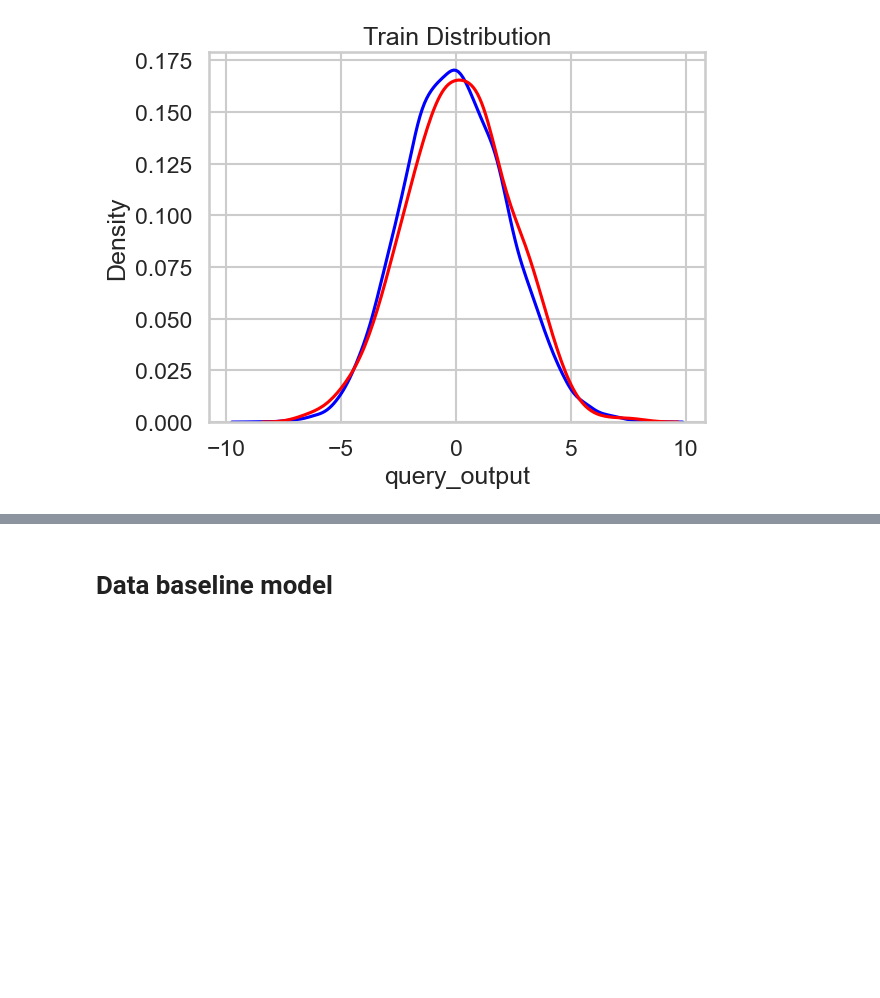
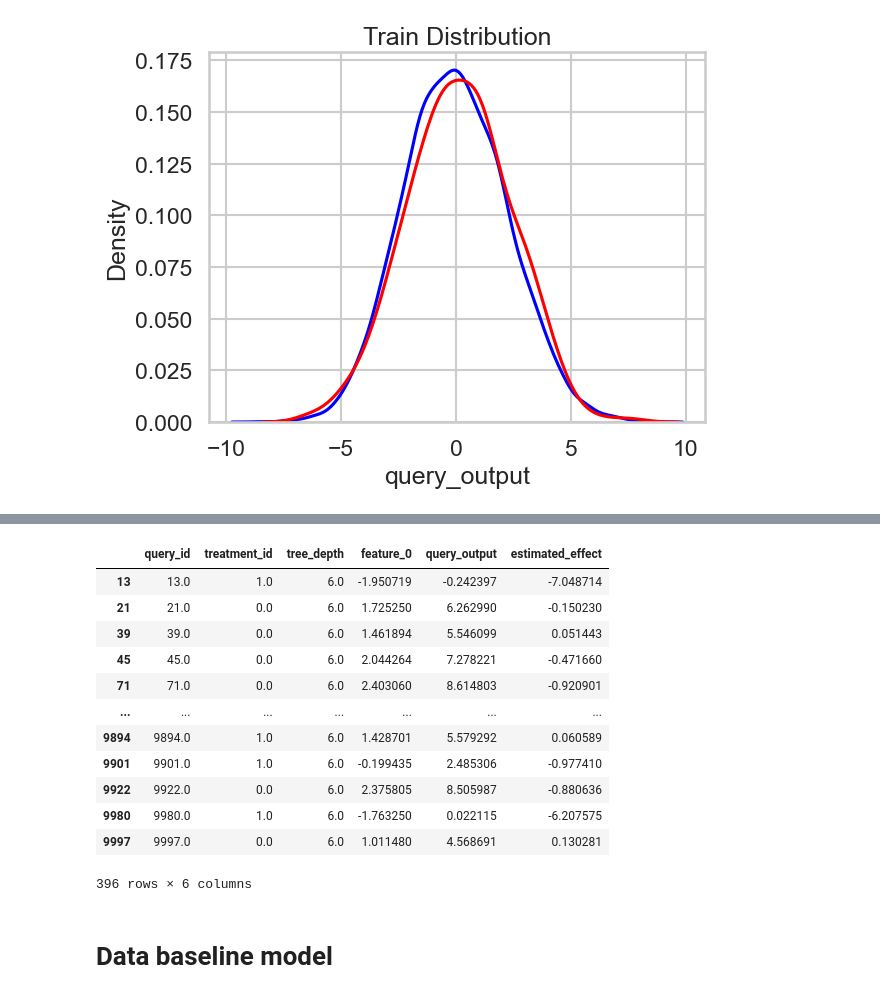
Before and after one commit to KDL-umass/compositional_models_cate, a Jupyter notebook: notebooks/synthetic_dgp_analysis.ipynb, the cells around one changed output, grey strips where cells are left out. Drawn from its saved outputs; the diff is of its cells as text; code cells hidden in the pictures; blank space fills up the shorter version.

```diff
--- a/notebooks/synthetic_dgp_analysis.ipynb
+++ b/notebooks/synthetic_dgp_analysis.ipynb
@@ -403,3 +451,19 @@ plt.show()
+# %%
+test_df
+# %% [output]
+|  | query_id | treatment_id | tree_depth | feature_0 | query_output | estimated_effect |
+| 13 | 13.0 | 1.0 | 6.0 | -1.950719 | -0.242397 | -7.048714 |
+| 21 | 21.0 | 0.0 | 6.0 | 1.725250 | 6.262990 | -0.150230 |
+| 39 | 39.0 | 0.0 | 6.0 | 1.461894 | 5.546099 | 0.051443 |
+| 45 | 45.0 | 0.0 | 6.0 | 2.044264 | 7.278221 | -0.471660 |
+| 71 | 71.0 | 0.0 | 6.0 | 2.403060 | 8.614803 | -0.920901 |
+| ... | ... | ... | ... | ... | ... | ... |
+| 9894 | 9894.0 | 1.0 | 6.0 | 1.428701 | 5.579292 | 0.060589 |
+| 9901 | 9901.0 | 1.0 | 6.0 | -0.199435 | 2.485306 | -0.977410 |
+| 9922 | 9922.0 | 0.0 | 6.0 | 2.375805 | 8.505987 | -0.880636 |
+| 9980 | 9980.0 | 1.0 | 6.0 | -1.763250 | 0.022115 | -6.207575 |
+| 9997 | 9997.0 | 0.0 | 6.0 | 1.011480 | 4.568691 | 0.130281 |
+396 rows × 6 columns
 # %% [markdown]
 # Data baseline model
 # %%
```
Also changed, not shown: parts of 11 cells of this notebook, 1 other file.
